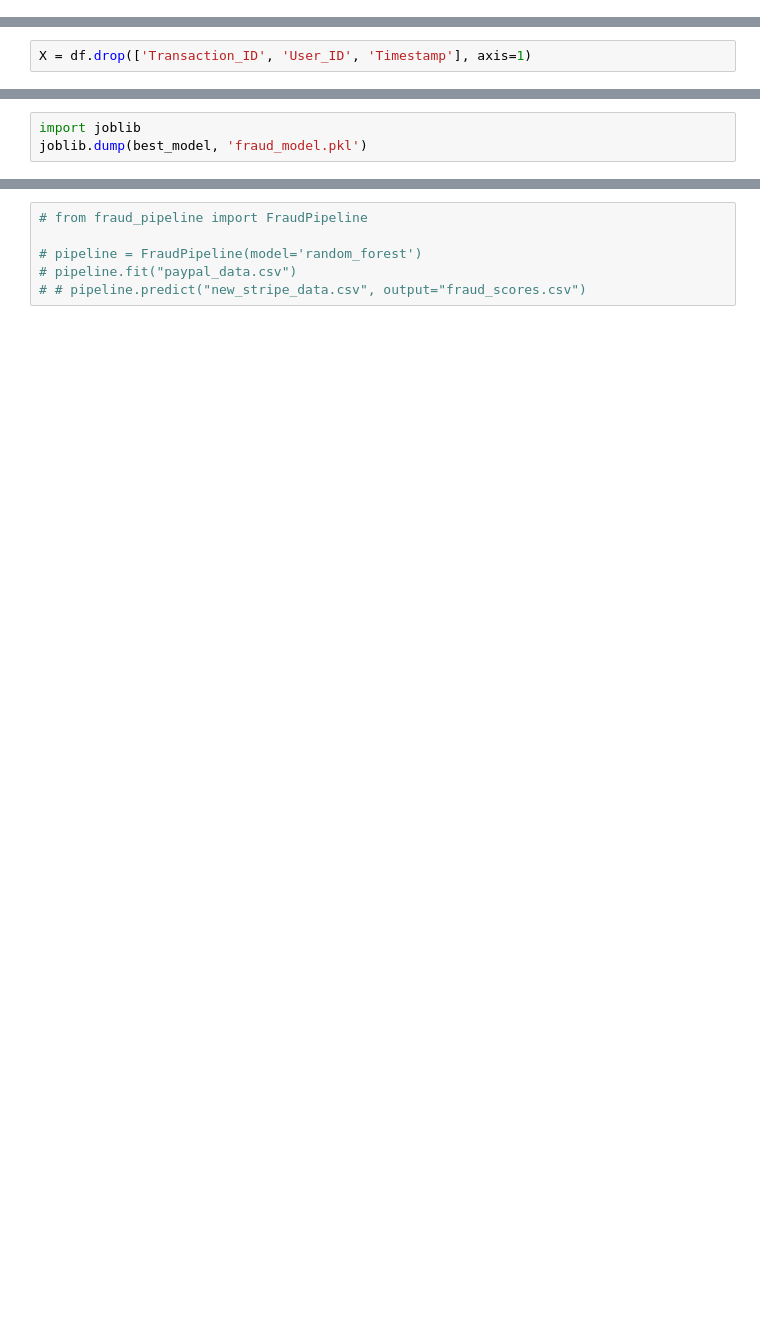
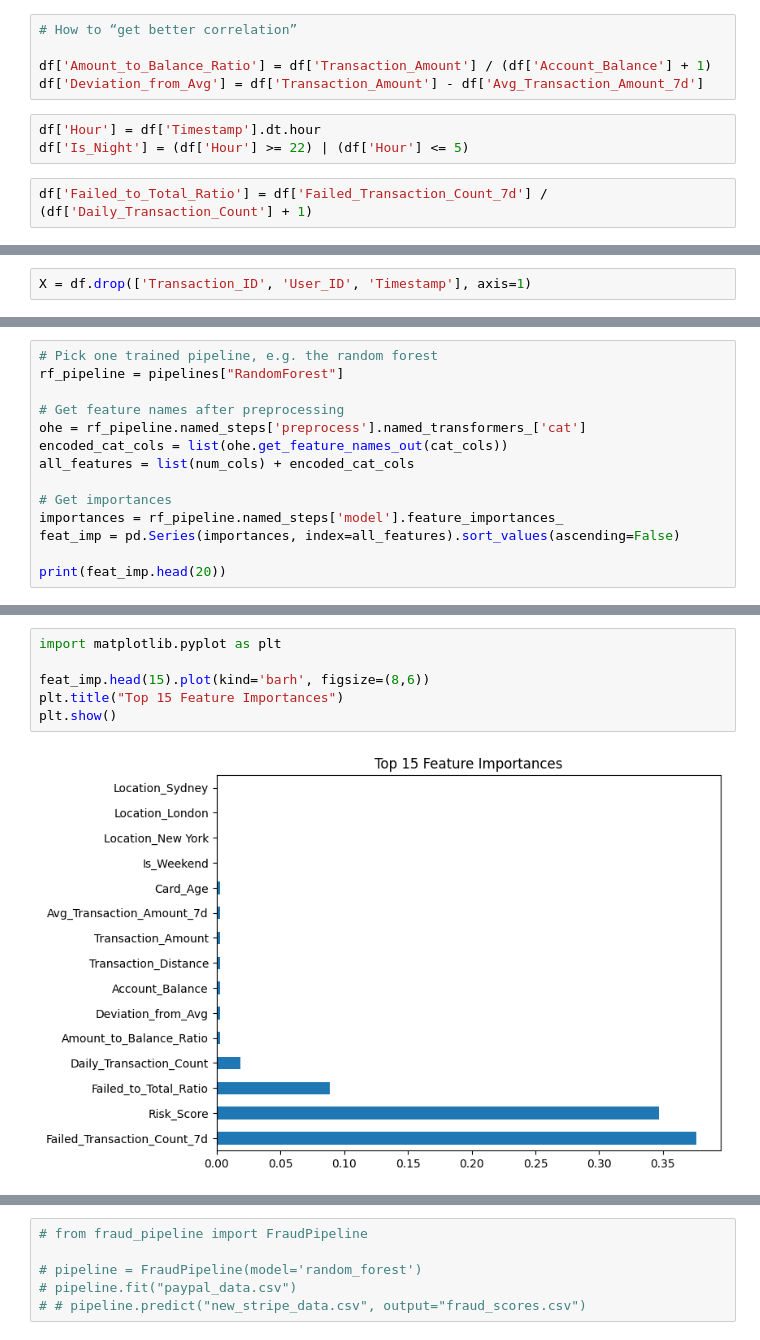
Before and after one commit to luispabloaiello-da/W7PJ_Project_Fraud_Scoring_Service, a Jupyter notebook: notebooks/load_data_sina.ipynb, the cells around one changed output, grey strips where cells are left out. Saved outputs shown, nothing was run; the diff lists cells and outputs as text; blank space fills up the shorter version.

```diff
--- a/notebooks/load_data_sina.ipynb
+++ b/notebooks/load_data_sina.ipynb
@@ -62,0 +145,10 @@ plt.show()
+# %%
+# How to “get better correlation”
+
+df['Amount_to_Balance_Ratio'] = df['Transaction_Amount'] / (df['Account_Balance'] + 1)
+df['Deviation_from_Avg'] = df['Transaction_Amount'] - df['Avg_Transaction_Amount_7d']
+# %%
+df['Hour'] = df['Timestamp'].dt.hour
+df['Is_Night'] = (df['Hour'] >= 22) | (df['Hour'] <= 5)
+# %%
+df['Failed_to_Total_Ratio'] = df['Failed_Transaction_Count_7d'] / (df['Daily_Transaction_Count'] + 1)
@@ -149,3 +374,14 @@ for name, model in models.items():
 # %%
-import joblib
-joblib.dump(best_model, 'fraud_model.pkl')
+# Pick one trained pipeline, e.g. the random forest
+rf_pipeline = pipelines["RandomForest"]
+
+# Get feature names after preprocessing
+ohe = rf_pipeline.named_steps['preprocess'].named_transformers_['cat']
+encoded_cat_cols = list(ohe.get_feature_names_out(cat_cols))
+all_features = list(num_cols) + encoded_cat_cols
+
+# Get importances
+importances = rf_pipeline.named_steps['model'].feature_importances_
+feat_imp = pd.Series(importances, index=all_features).sort_values(ascending=False)
+
+print(feat_imp.head(20))
@@ -151,0 +406,8 @@ joblib.dump(best_model, 'fraud_model.pkl')
+# %%
+import matplotlib.pyplot as plt
+
+feat_imp.head(15).plot(kind='barh', figsize=(8,6))
+plt.title("Top 15 Feature Importances")
+plt.show()
+# %% [output]
+[figure, added]
```
Also changed, not shown: parts of 16 cells of this notebook, 6 other files.
